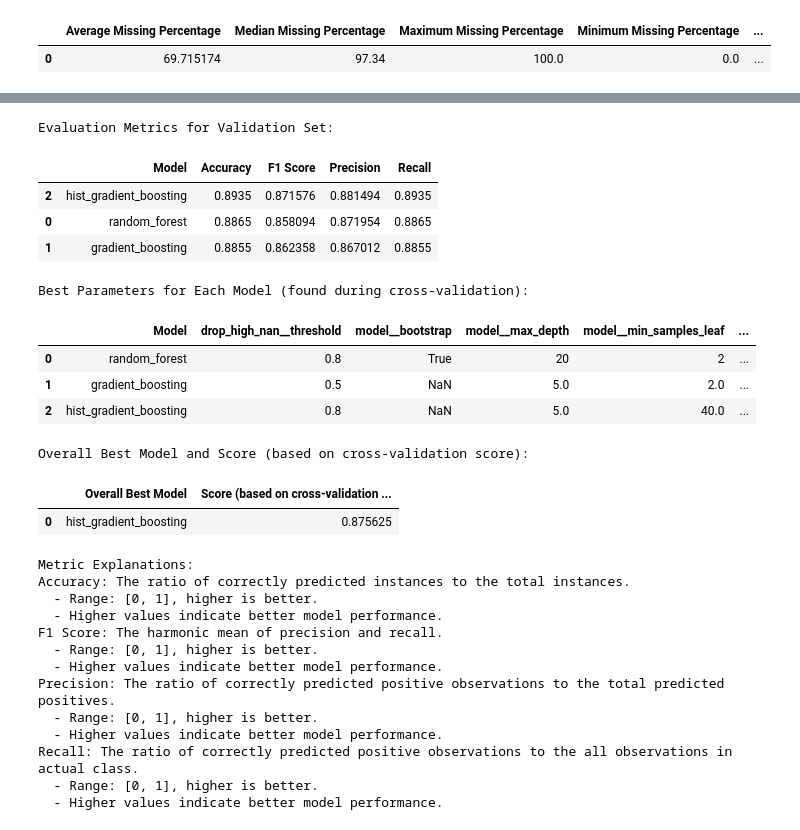
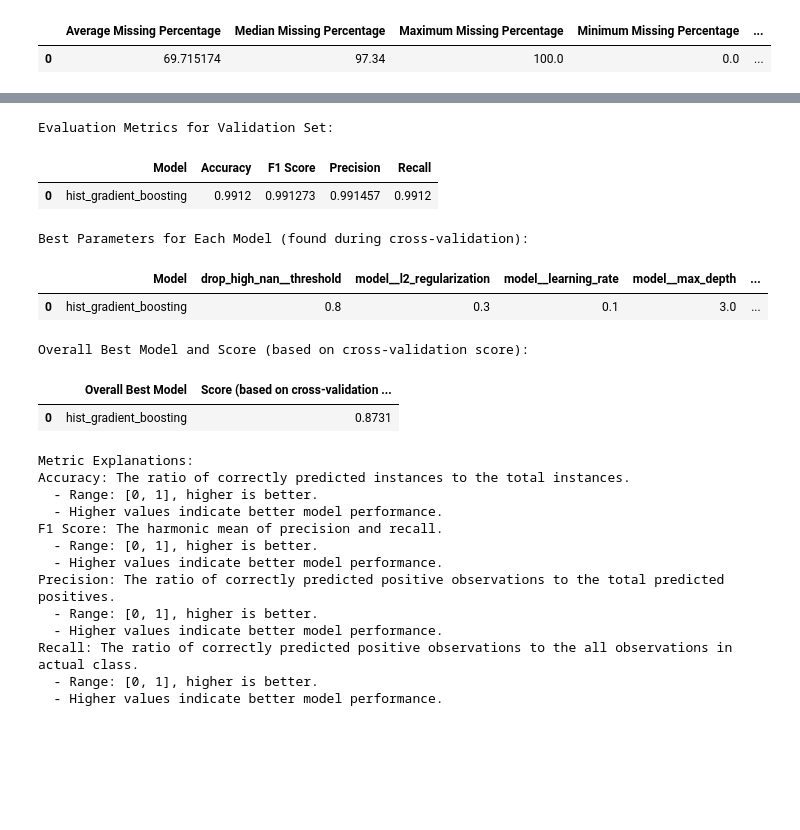
Before and after one commit to DeadNord/customer_churn_classification, a Jupyter notebook: SLChurnClass.ipynb, the cells around one changed output, grey strips where cells are left out. Saved outputs shown, nothing was run; the diff lists cells and outputs as text; code cells hidden in the pictures; blank space fills up the shorter version.

```diff
--- a/SLChurnClass.ipynb
+++ b/SLChurnClass.ipynb
@@ -164,9 +167,7 @@ cat_transformer_gb = Pipeline(
 
 # Define numerical transformer for GradientBoosting
 num_transformer_gb = Pipeline(
-    steps=[
-        ("imputer", SimpleImputer(strategy="mean")),
-    ]
+    steps=[("imputer", SimpleImputer(strategy="mean")), ("scaler", StandardScaler())]
 )
 
 # Define preprocessor for GradientBoosting
@@ -239,7 +322,7 @@ full_pipeline_hist_gradient_boosting = Pipeline(
 # Define the parameter grid for RandomForest
 param_grids = {
     "random_forest": {
-        "model__n_estimators": [300],
+        "model__n_estimators": [100],
         "model__max_depth": [10],
         "model__min_samples_split": [5],
         "model__min_samples_leaf": [2],
@@ -247,7 +330,7 @@ param_grids = {
         "drop_high_nan__threshold": [0.8],
     },
     "gradient_boosting": {
-        "model__n_estimators": [300],
+        "model__n_estimators": [100],
         "model__learning_rate": [0.01],
         "model__max_depth": [3],
         "model__min_samples_split": [5],
@@ -257,7 +340,7 @@ param_grids = {
     },
     "hist_gradient_boosting": {
         "model__learning_rate": [0.1],
-        "model__max_iter": [300],
+        "model__max_iter": [100],
         "model__max_leaf_nodes": [31],
         "model__max_depth": [3],
         "model__min_samples_leaf": [40],
@@ -268,8 +351,8 @@ param_grids = {
 # %%
 # Combine pipelines into a dictionary
 model_pipelines = {
-    "random_forest": full_pipeline_random_forest,
-    "gradient_boosting": full_pipeline_gradient_boosting,
+    # "random_forest": full_pipeline_random_forest,
+    # "gradient_boosting": full_pipeline_gradient_boosting,
     "hist_gradient_boosting": full_pipeline_hist_gradient_boosting,
 }
 # %%
@@ -281,11 +364,11 @@ X_train, X_test, y_train, y_test = train_test_split(
 # %%
 model_trainer = SLModelTrainer()
+# model_trainer.train(
+#     X_train, y_train, model_pipelines, param_grids, scoring="accuracy", cv=5
+# )
 model_trainer.train(
-    X_train, y_train, model_pipelines, param_grids, scoring="accuracy", cv=5
+    X, y, model_pipelines, param_grids, scoring="accuracy", cv=5
 )
-# model_trainer.train(
-#     X, y, model_pipelines, param_grids, scoring="accuracy", cv=5
-# )
 # %%
 best_models = model_trainer.best_estimators
 best_params = model_trainer.best_params
@@ -314,31 +397,27 @@ Pipeline(steps=[('drop_high_nan', DropHighNaNColumnsTransformer()),
                                                 min_samples_leaf=40,
                                                 random_state=42))])
 # %%
-evaluator.display_results(X_valid=X_test, y_valid=y_test, best_models=best_models, best_params=best_params, best_scores=best_scores, best_model_name=best_model, help_text=True)
+# evaluator.display_results(X_valid=X_test, y_valid=y_test, best_models=best_models, best_params=best_params, best_scores=best_scores, best_model_name=best_model, help_text=True)
 
-# evaluator.display_results(
-#     X_valid=X,
-#     y_valid=y,
-#     best_models=best_models,
-#     best_params=best_params,
-#     best_scores=best_scores,
-#     best_model_name=best_model,
-#     help_text=True,
-# )
+evaluator.display_results(
+    X_valid=X,
+    y_valid=y,
+    best_models=best_models,
+    best_params=best_params,
+    best_scores=best_scores,
+    best_model_name=best_model,
+    help_text=True,
+)
 # %% [output]
 Evaluation Metrics for Validation Set:
 |  | Model | Accuracy | F1 Score | Precision | Recall |
-| 2 | hist_gradient_boosting | 0.8935 | 0.871576 | 0.881494 | 0.8935 |
-| 0 | random_forest | 0.8865 | 0.858094 | 0.871954 | 0.8865 |
-| 1 | gradient_boosting | 0.8855 | 0.862358 | 0.867012 | 0.8855 |
+| 0 | hist_gradient_boosting | 0.9912 | 0.991273 | 0.991457 | 0.9912 |
 Best Parameters for Each Model (found during cross-validation):
-|  | Model | drop_high_nan__threshold | model__bootstrap | model__max_depth | model__min_samples_leaf | ... |
-| 0 | random_forest | 0.8 | True | 20 | 2 | ... |
-| 1 | gradient_boosting | 0.5 | NaN | 5.0 | 2.0 | ... |
-| 2 | hist_gradient_boosting | 0.8 | NaN | 5.0 | 40.0 | ... |
+|  | Model | drop_high_nan__threshold | model__l2_regularization | model__learning_rate | model__max_depth | ... |
+| 0 | hist_gradient_boosting | 0.8 | 0.3 | 0.1 | 3.0 | ... |
 Overall Best Model and Score (based on cross-validation score):
 |  | Overall Best Model | Score (based on cross-validation ... |
-| 0 | hist_gradient_boosting | 0.875625 |
+| 0 | hist_gradient_boosting | 0.8731 |
 Metric Explanations:
 Accuracy: The ratio of correctly predicted instances to the total instances.
   - Range: [0, 1], higher is better.
```
Also changed, not shown: parts of 12 cells of this notebook, 2 other files.
